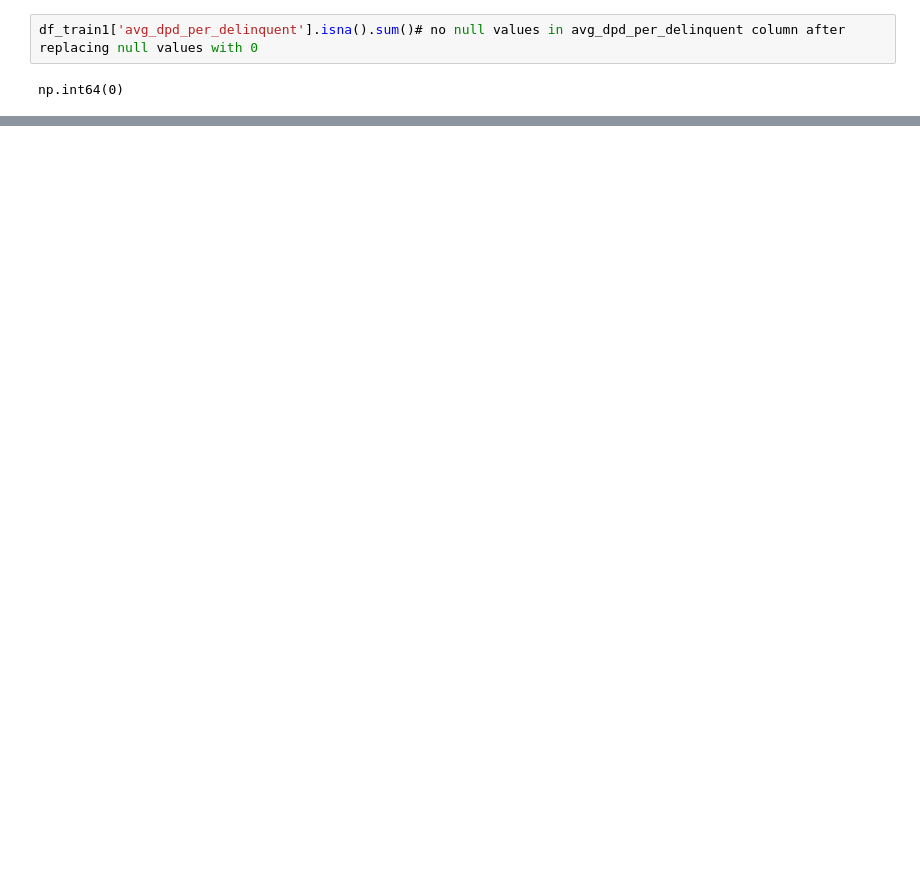
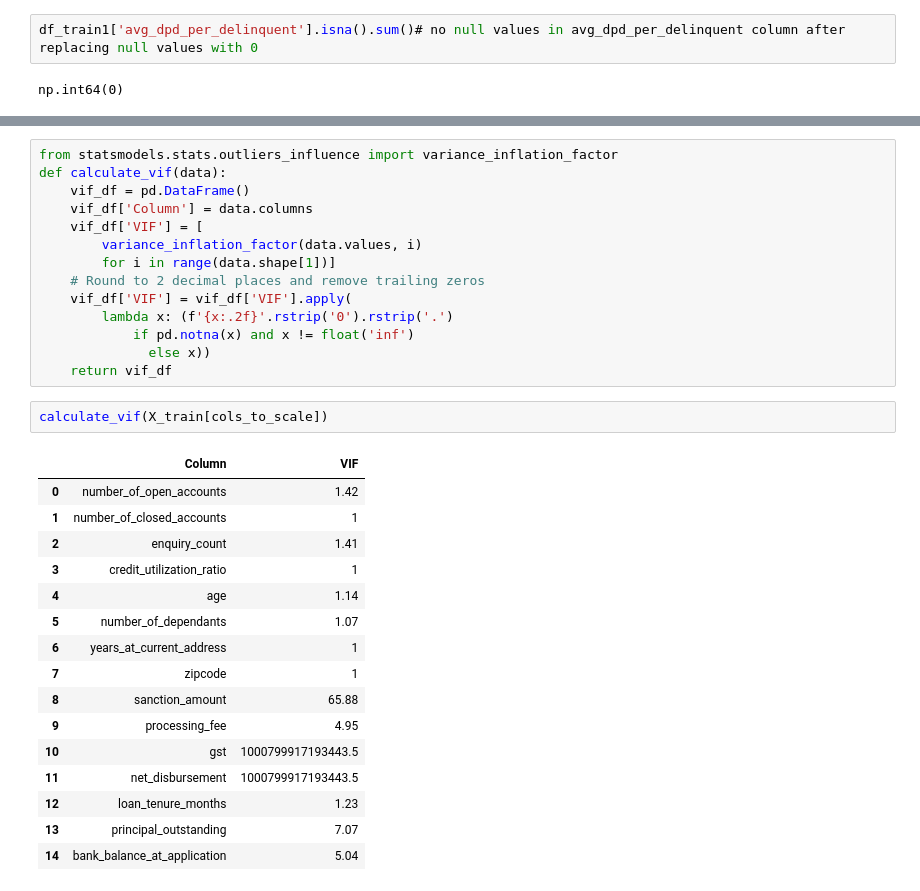
Before and after one commit to rupeshkumarp/credit_risk_analysis, a Jupyter notebook: data_preprocessing_and_eda.ipynb, the cells around one changed output, grey strips where cells are left out. Drawn from its saved outputs; the diff is of its cells as text; blank space fills up the shorter version.

```diff
--- a/data_preprocessing_and_eda.ipynb
+++ b/data_preprocessing_and_eda.ipynb
@@ -499,0 +591,33 @@ np.int64(0)
+# %%
+from statsmodels.stats.outliers_influence import variance_inflation_factor
+def calculate_vif(data):
+    vif_df = pd.DataFrame()
+    vif_df['Column'] = data.columns
+    vif_df['VIF'] = [
+        variance_inflation_factor(data.values, i)
+        for i in range(data.shape[1])]
+    # Round to 2 decimal places and remove trailing zeros
+    vif_df['VIF'] = vif_df['VIF'].apply(
+        lambda x: (f'{x:.2f}'.rstrip('0').rstrip('.')
+            if pd.notna(x) and x != float('inf')
+              else x))
+    return vif_df
+# %%
+calculate_vif(X_train[cols_to_scale])
+# %% [output]
+|  | Column | VIF |
+| 0 | number_of_open_accounts | 1.42 |
+| 1 | number_of_closed_accounts | 1 |
+| 2 | enquiry_count | 1.41 |
+| 3 | credit_utilization_ratio | 1 |
+| 4 | age | 1.14 |
+| 5 | number_of_dependants | 1.07 |
+| 6 | years_at_current_address | 1 |
+| 7 | zipcode | 1 |
+| 8 | sanction_amount | 65.88 |
+| 9 | processing_fee | 4.95 |
+| 10 | gst | 1000799917193443.5 |
+| 11 | net_disbursement | 1000799917193443.5 |
+| 12 | loan_tenure_months | 1.23 |
+| 13 | principal_outstanding | 7.07 |
+| 14 | bank_balance_at_application | 5.04 |
```
Also changed, not shown: parts of 17 cells of this notebook.
